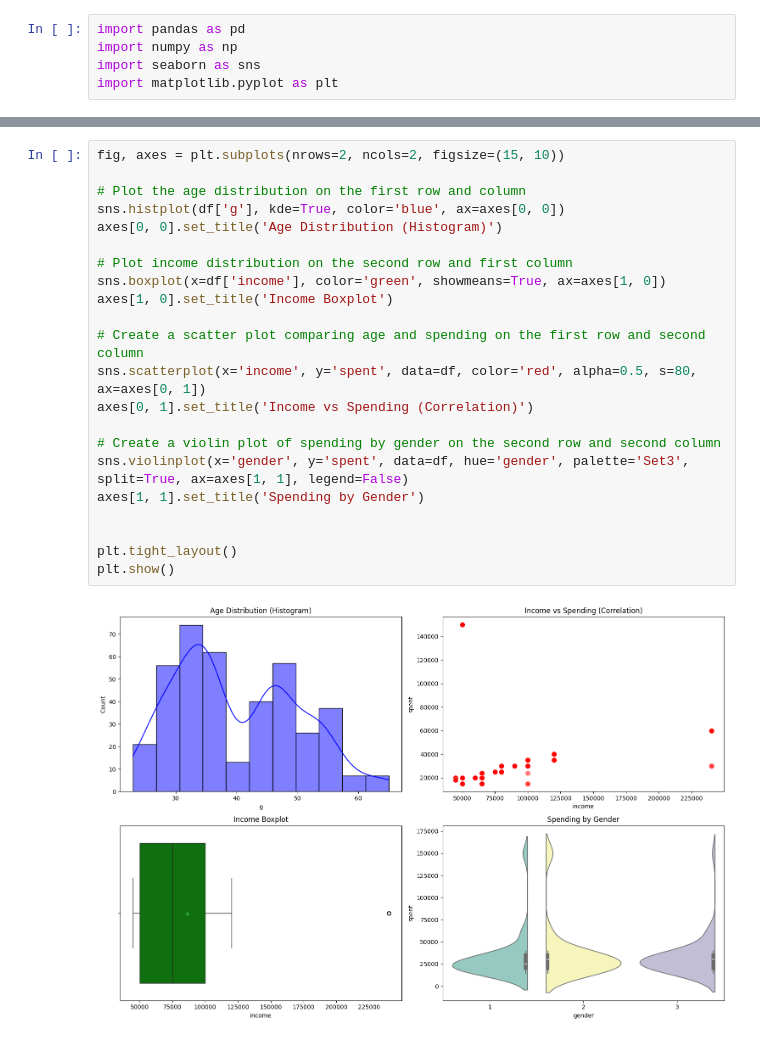
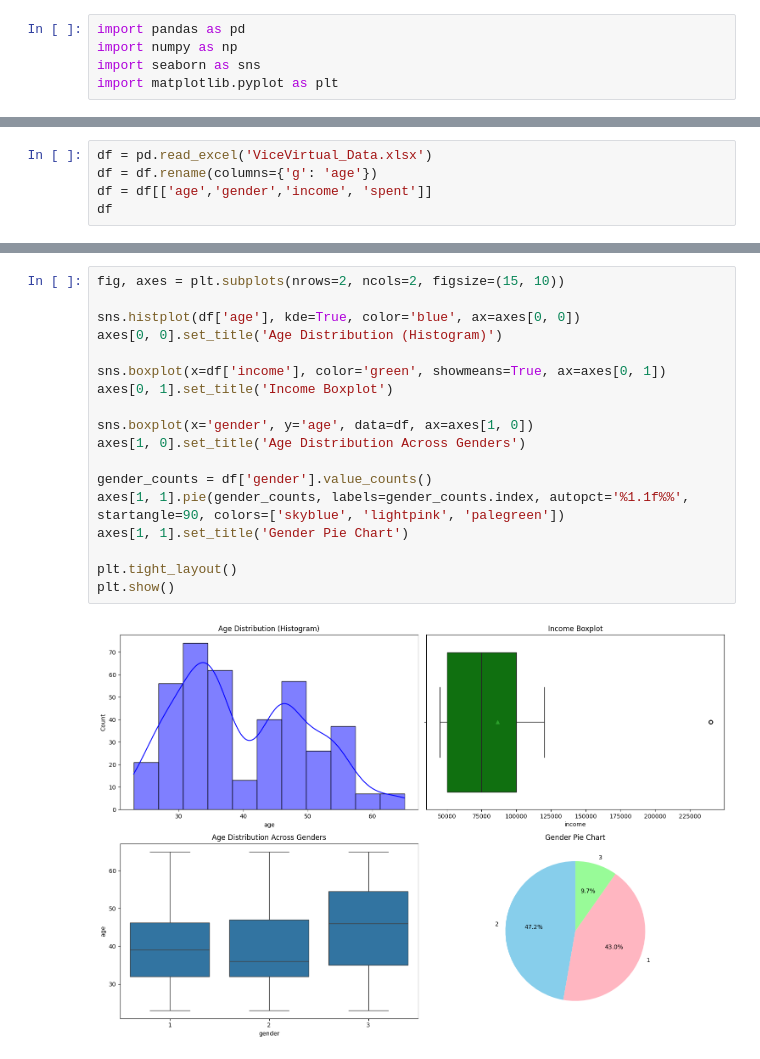
Before and after one commit to pirayan20/Visualization_BE, a Jupyter notebook: Visualization.ipynb, the cells around one changed output, grey strips where cells are left out. Cells and saved outputs as stored; diff of their text form.

```diff
--- a/Visualization.ipynb
+++ b/Visualization.ipynb
@@ -22,0 +25,5 @@ df
+# %%
+df = pd.read_excel('ViceVirtual_Data.xlsx')
+df = df.rename(columns={'g': 'age'})
+df = df[['age','gender','income', 'spent']]
+df
@@ -36,25 +74,21 @@ Index(['g', 'gender', 'income', 'spent', 'pc1', 'pc2', 'pc3', 'pc4', 'gh2',
 # %%
 fig, axes = plt.subplots(nrows=2, ncols=2, figsize=(15, 10))
 
-# Plot the age distribution on the first row and column
-sns.histplot(df['g'], kde=True, color='blue', ax=axes[0, 0])
+sns.histplot(df['age'], kde=True, color='blue', ax=axes[0, 0])
 axes[0, 0].set_title('Age Distribution (Histogram)')
 
-# Plot income distribution on the second row and first column
-sns.boxplot(x=df['income'], color='green', showmeans=True, ax=axes[1, 0])
-axes[1, 0].set_title('Income Boxplot')
+sns.boxplot(x=df['income'], color='green', showmeans=True, ax=axes[0, 1])
+axes[0, 1].set_title('Income Boxplot')
 
-# Create a scatter plot comparing age and spending on the first row and second column
-sns.scatterplot(x='income', y='spent', data=df, color='red', alpha=0.5, s=80, ax=axes[0, 1])
-axes[0, 1].set_title('Income vs Spending (Correlation)')
+sns.boxplot(x='gender', y='age', data=df, ax=axes[1, 0])
+axes[1, 0].set_title('Age Distribution Across Genders')
 
-# Create a violin plot of spending by gender on the second row and second column
-sns.violinplot(x='gender', y='spent', data=df, hue='gender', palette='Set3', split=True, ax=axes[1, 1], legend=False)
-axes[1, 1].set_title('Spending by Gender')
-
+gender_counts = df['gender'].value_counts()
+axes[1, 1].pie(gender_counts, labels=gender_counts.index, autopct='%1.1f%%', startangle=90, colors=['skyblue', 'lightpink', 'palegreen'])
+axes[1, 1].set_title('Gender Pie Chart')
 
 plt.tight_layout()
 plt.show()
 # %% [output]
-[figure, old version]
+[figure, new version]
 # %%
```
Also changed, not shown: parts of 12 cells of this notebook.
